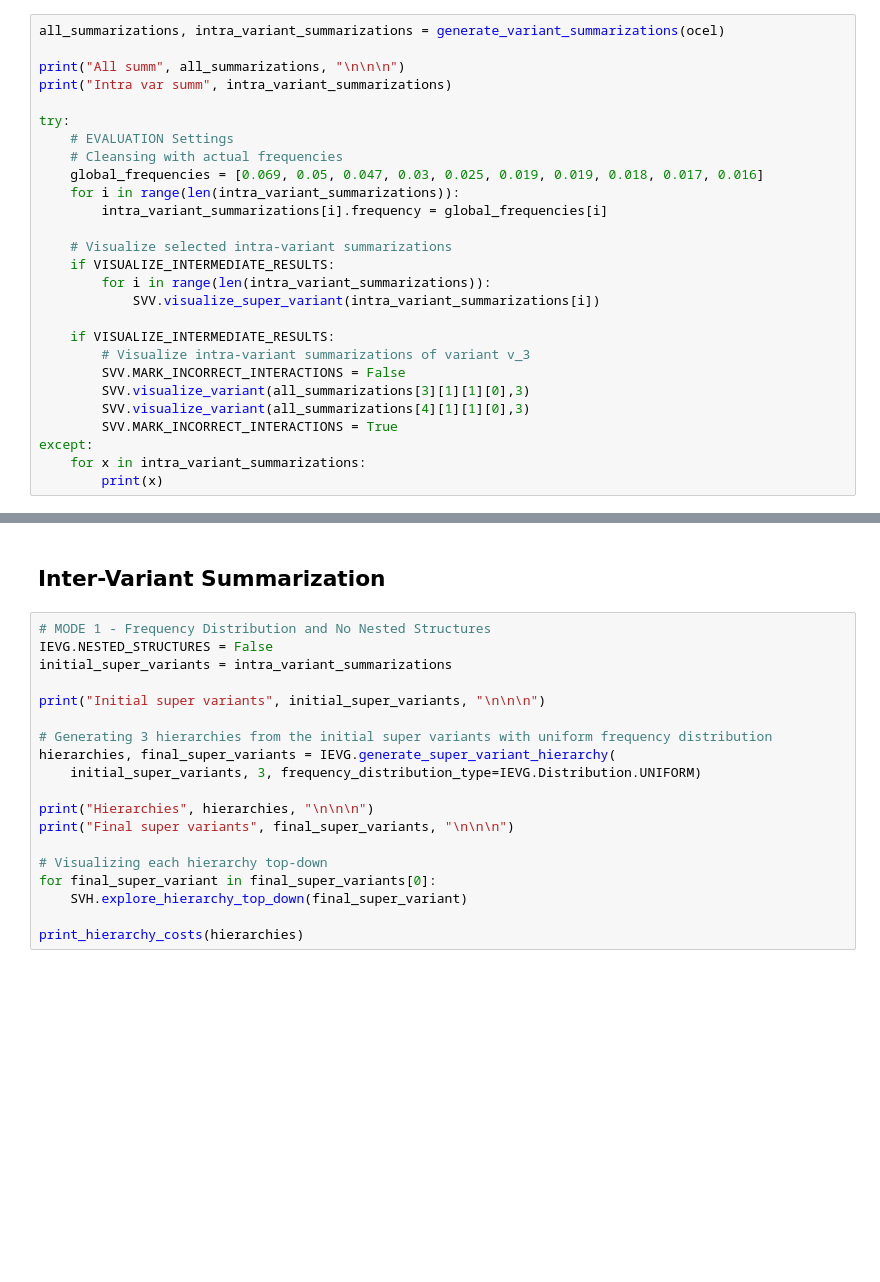
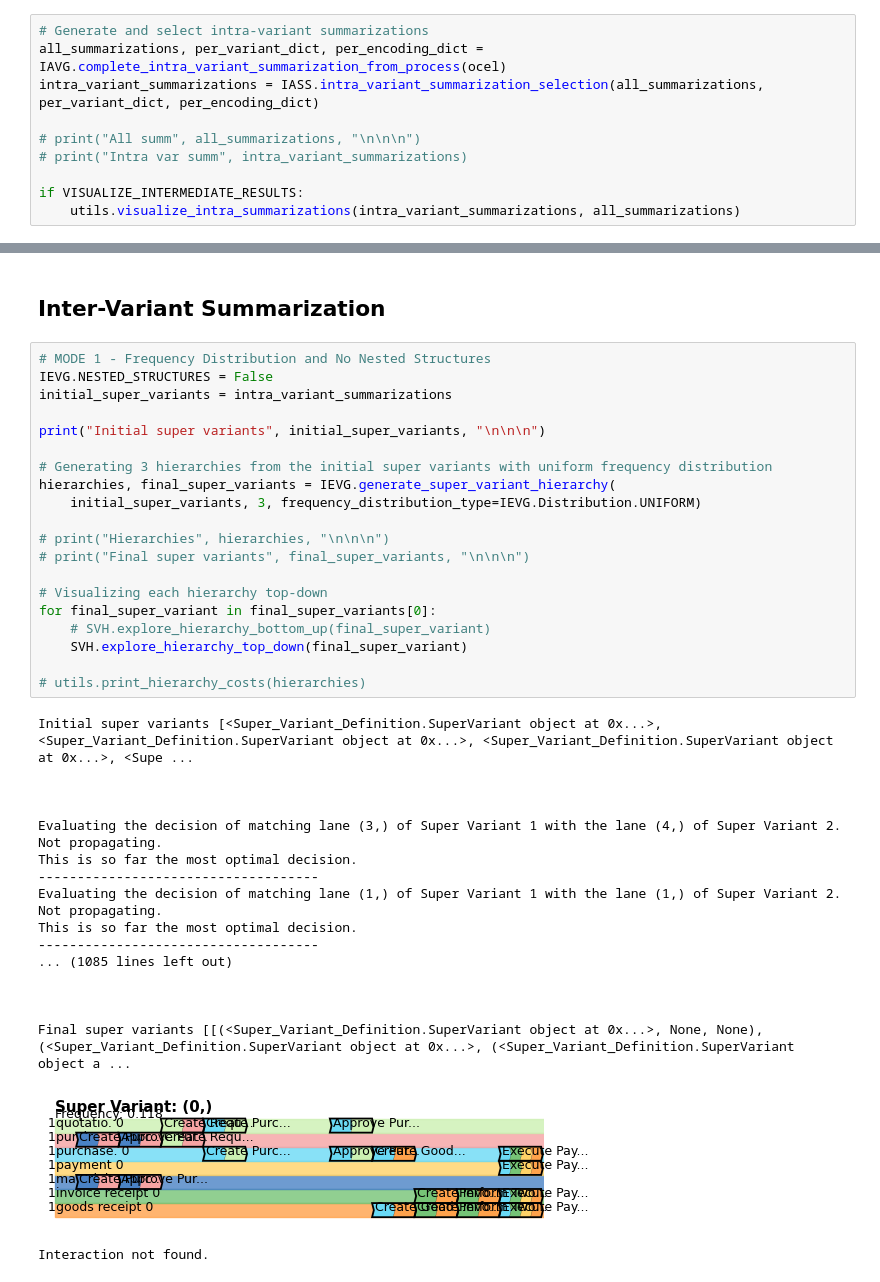
Before and after one commit to TJEWH/Object-Centric-Super-Variants, a Jupyter notebook: case_studies.ipynb, the cells around one changed output, grey strips where cells are left out. Cells and saved outputs as stored; diff of their text form; blank space fills up the shorter version.

```diff
--- a/case_studies.ipynb
+++ b/case_studies.ipynb
@@ -50,29 +27,12 @@ ocel = ocel_import_factory.apply(file_path=filename)
 # %% [markdown]
 ## Intra-Variant Summarization
 # %%
-all_summarizations, intra_variant_summarizations = generate_variant_summarizations(ocel)
+# Generate and select intra-variant summarizations
+all_summarizations, per_variant_dict, per_encoding_dict = IAVG.complete_intra_variant_summarization_from_process(ocel)
+intra_variant_summarizations = IASS.intra_variant_summarization_selection(all_summarizations, per_variant_dict, per_encoding_dict)
 
-print("All summ", all_summarizations, "\n\n\n")
-print("Intra var summ", intra_variant_summarizations)
+# print("All summ", all_summarizations, "\n\n\n")
+# print("Intra var summ", intra_variant_summarizations)
 
-try:
-    # EVALUATION Settings
-    # Cleansing with actual frequencies
-    global_frequencies = [0.069, 0.05, 0.047, 0.03, 0.025, 0.019, 0.019, 0.018, 0.017, 0.016]
-    for i in range(len(intra_variant_summarizations)):
-        intra_variant_summarizations[i].frequency = global_frequencies[i]
-
-    # Visualize selected intra-variant summarizations
-    if VISUALIZE_INTERMEDIATE_RESULTS:
-        for i in range(len(intra_variant_summarizations)):
-            SVV.visualize_super_variant(intra_variant_summarizations[i])
-
-    if VISUALIZE_INTERMEDIATE_RESULTS:
-        # Visualize intra-variant summarizations of variant v_3
-        SVV.MARK_INCORRECT_INTERACTIONS = False
-        SVV.visualize_variant(all_summarizations[3][1][1][0],3)
-        SVV.visualize_variant(all_summarizations[4][1][1][0],3)
-        SVV.MARK_INCORRECT_INTERACTIONS = True
-except:
-    for x in intra_variant_summarizations:
-        print(x)
+if VISUALIZE_INTERMEDIATE_RESULTS:
+    utils.visualize_intra_summarizations(intra_variant_summarizations, all_summarizations)
@@ -81,19 +77,40 @@ except:
 # %%
 # MODE 1 - Frequency Distribution and No Nested Structures
 IEVG.NESTED_STRUCTURES = False
 initial_super_variants = intra_variant_summarizations
 
 print("Initial super variants", initial_super_variants, "\n\n\n")
 
 # Generating 3 hierarchies from the initial super variants with uniform frequency distribution
 hierarchies, final_super_variants = IEVG.generate_super_variant_hierarchy(
     initial_super_variants, 3, frequency_distribution_type=IEVG.Distribution.UNIFORM)
 
-print("Hierarchies", hierarchies, "\n\n\n")
-print("Final super variants", final_super_variants, "\n\n\n")
+# print("Hierarchies", hierarchies, "\n\n\n")
+# print("Final super variants", final_super_variants, "\n\n\n")
 
 # Visualizing each hierarchy top-down
 for final_super_variant in final_super_variants[0]:
+    # SVH.explore_hierarchy_bottom_up(final_super_variant)
     SVH.explore_hierarchy_top_down(final_super_variant)
 
-print_hierarchy_costs(hierarchies)
+# utils.print_hierarchy_costs(hierarchies)
+# %% [output]
+Initial super variants [<Super_Variant_Definition.SuperVariant object at 0x...>, <Super_Variant_Definition.SuperVariant object at 0x...>, <Super_Variant_Definition.SuperVariant object at 0x...>, <Supe ...
+
+
+
+Evaluating the decision of matching lane (3,) of Super Variant 1 with the lane (4,) of Super Variant 2.
+Not propagating.
+This is so far the most optimal decision.
+------------------------------------
+Evaluating the decision of matching lane (1,) of Super Variant 1 with the lane (1,) of Super Variant 2.
+Not propagating.
+This is so far the most optimal decision.
+------------------------------------
+... (1085 lines left out)
+
+
+
+Final super variants [[(<Super_Variant_Definition.SuperVariant object at 0x...>, None, None), (<Super_Variant_Definition.SuperVariant object at 0x...>, (<Super_Variant_Definition.SuperVariant object a ...
+[figure, added]
+Interaction not found.
```
Also changed, not shown: parts of 12 cells of this notebook.
